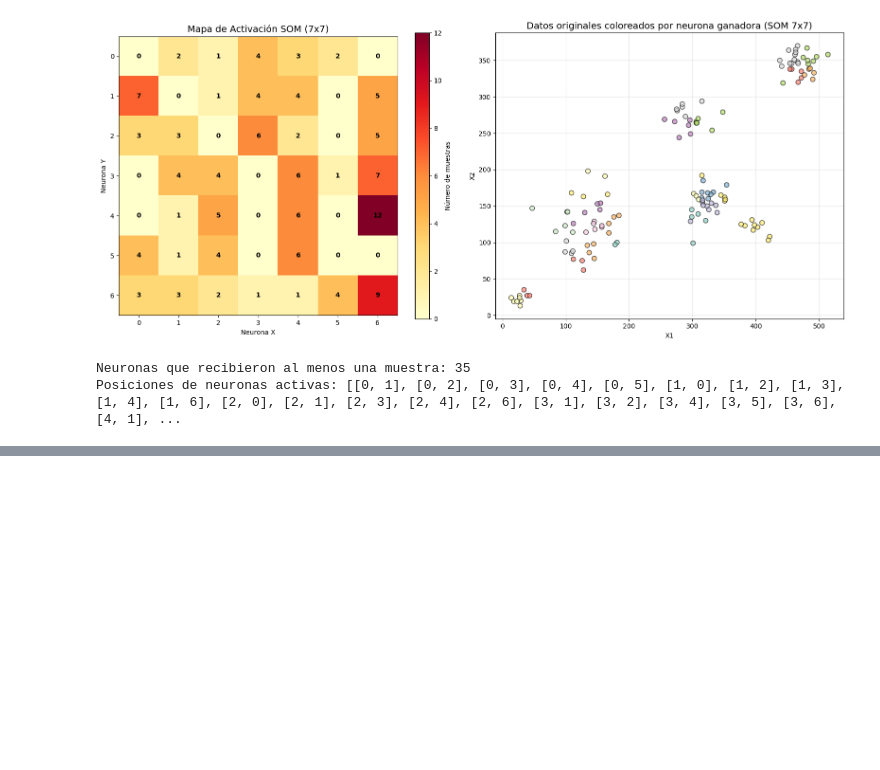
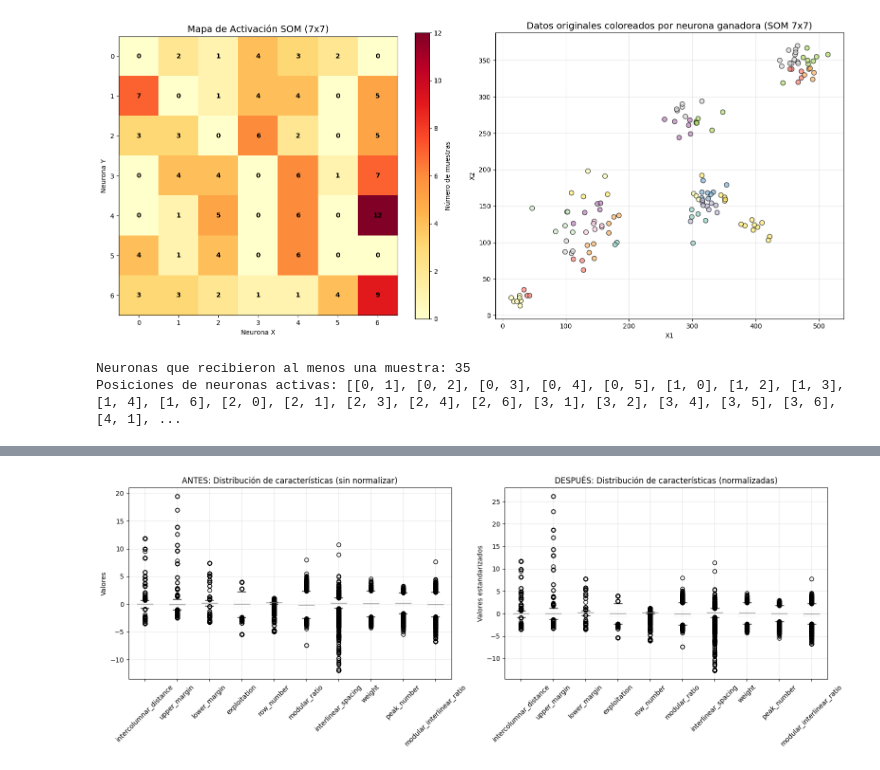
Before and after one commit to aalejoz25/Big_Data, a Jupyter notebook: aprendizaje_no_supervisado/trabajo_1/trabajo_1.ipynb, the cells around one changed output, grey strips where cells are left out. Cells and saved outputs as stored; diff of their text form; code cells hidden in the pictures; blank space fills up the shorter version.

```diff
--- a/aprendizaje_no_supervisado/trabajo_1/trabajo_1.ipynb
+++ b/aprendizaje_no_supervisado/trabajo_1/trabajo_1.ipynb
@@ -1138,0 +1048,83 @@ K-means (K=6):
+# %%
+# Paso 4: División estratificada del dataset BALANCEADO y normalización
+print("=== PASO 4: DIVISIÓN DEL DATASET BALANCEADO Y NORMALIZACIÓN ===")
+
+# División estratificada: 70% entrenamiento, 15% etiquetado, 15% validación
+print("División estratificada del dataset balanceado:")
+print(f"Dataset balanceado disponible: {len(y_avila):,} muestras de {len(y_avila.unique())} clases")
+
+# Primera división: 70% entrenamiento, 30% temporal
+X_train, X_temp, y_train, y_temp = train_test_split(
+    X_avila, y_avila, test_size=0.30, random_state=42, stratify=y_avila
+)
+
+# Segunda división del 30% temporal: 15% etiquetado, 15% validación
+X_label, X_val, y_label, y_val = train_test_split(
+    X_temp, y_temp, test_size=0.50, random_state=42, stratify=y_temp
+)
+
+print(f"  Entrenamiento: {X_train.shape[0]} muestras ({X_train.shape[0]/len(df_avila_filtrado)*100:.1f}%)")
+print(f"  Etiquetado:    {X_label.shape[0]} muestras ({X_label.shape[0]/len(df_avila_filtrado)*100:.1f}%)")
+print(f"  Validación:    {X_val.shape[0]} muestras ({X_val.shape[0]/len(df_avila_filtrado)*100:.1f}%)")
+
+# Verificar distribución estratificada
+print(f"\nVerificación de distribución estratificada:")
+print("Distribución en ENTRENAMIENTO:")
+train_dist = y_train.value_counts().sort_index()
+for clase, count in train_dist.items():
+    print(f"  Clase {clase}: {count} ({count/len(y_train)*100:.1f}%)")
+
+print("\nDistribución en ETIQUETADO:")
+label_dist = y_label.value_counts().sort_index()
+for clase, count in label_dist.items():
+    print(f"  Clase {clase}: {count} ({count/len(y_label)*100:.1f}%)")
+
+print("\nDistribución en VALIDACIÓN:")
+val_dist = y_val.value_counts().sort_index()
+for clase, count in val_dist.items():
+    print(f"  Clase {clase}: {count} ({count/len(y_val)*100:.1f}%)")
+
+# Normalización usando StandardScaler
+print(f"\n=== NORMALIZACIÓN DE CARACTERÍSTICAS ===")
+scaler = StandardScaler()
+
+# Ajustar el scaler solo con datos de entrenamiento
+X_train_scaled = scaler.fit_transform(X_train)
+X_label_scaled = scaler.transform(X_label)
+X_val_scaled = scaler.transform(X_val)
+
+print("Normalización completada usando StandardScaler")
+print(f"Media después de normalización (entrenamiento): {X_train_scaled.mean(axis=0).round(6)}")
+print(f"Desv. estándar después de normalización (entrenamiento): {X_train_scaled.std(axis=0).round(6)}")
+
+# Verificar dimensiones finales
+print(f"\n=== DIMENSIONES FINALES ===")
+print(f"X_train_scaled: {X_train_scaled.shape}")
+print(f"X_label_scaled: {X_label_scaled.shape}")
+print(f"X_val_scaled: {X_val_scaled.shape}")
+print(f"y_train: {len(y_train)} etiquetas")
+print(f"y_label: {len(y_label)} etiquetas")
+print(f"y_val: {len(y_val)} etiquetas")
+
+# Visualización de la normalización
+fig, (ax1, ax2) = plt.subplots(1, 2, figsize=(16, 6))
+
+# Antes de la normalización
+X_train.boxplot(ax=ax1, rot=45)
+ax1.set_title('ANTES: Distribución de características (sin normalizar)', fontsize=12)
+ax1.set_ylabel('Valores')
+ax1.tick_params(axis='x', rotation=45)
+ax1.grid(True, alpha=0.3)
+
+# Después de la normalización
+pd.DataFrame(X_train_scaled, columns=X_train.columns).boxplot(ax=ax2, rot=45)
+ax2.set_title('DESPUÉS: Distribución de características (normalizadas)', fontsize=12)
+ax2.set_ylabel('Valores estandarizados')
+ax2.tick_params(axis='x', rotation=45)
+ax2.grid(True, alpha=0.3)
+
+plt.tight_layout()
+plt.show()
+
+print(f"\n✅ Dataset preparado para algoritmos de clustering!")
+# %% [output]
@@ -1138,0 +1148 @@ K-means (K=6):
+[figure, added]
```
Also changed, not shown: parts of 49 cells of this notebook, 4 other files.
